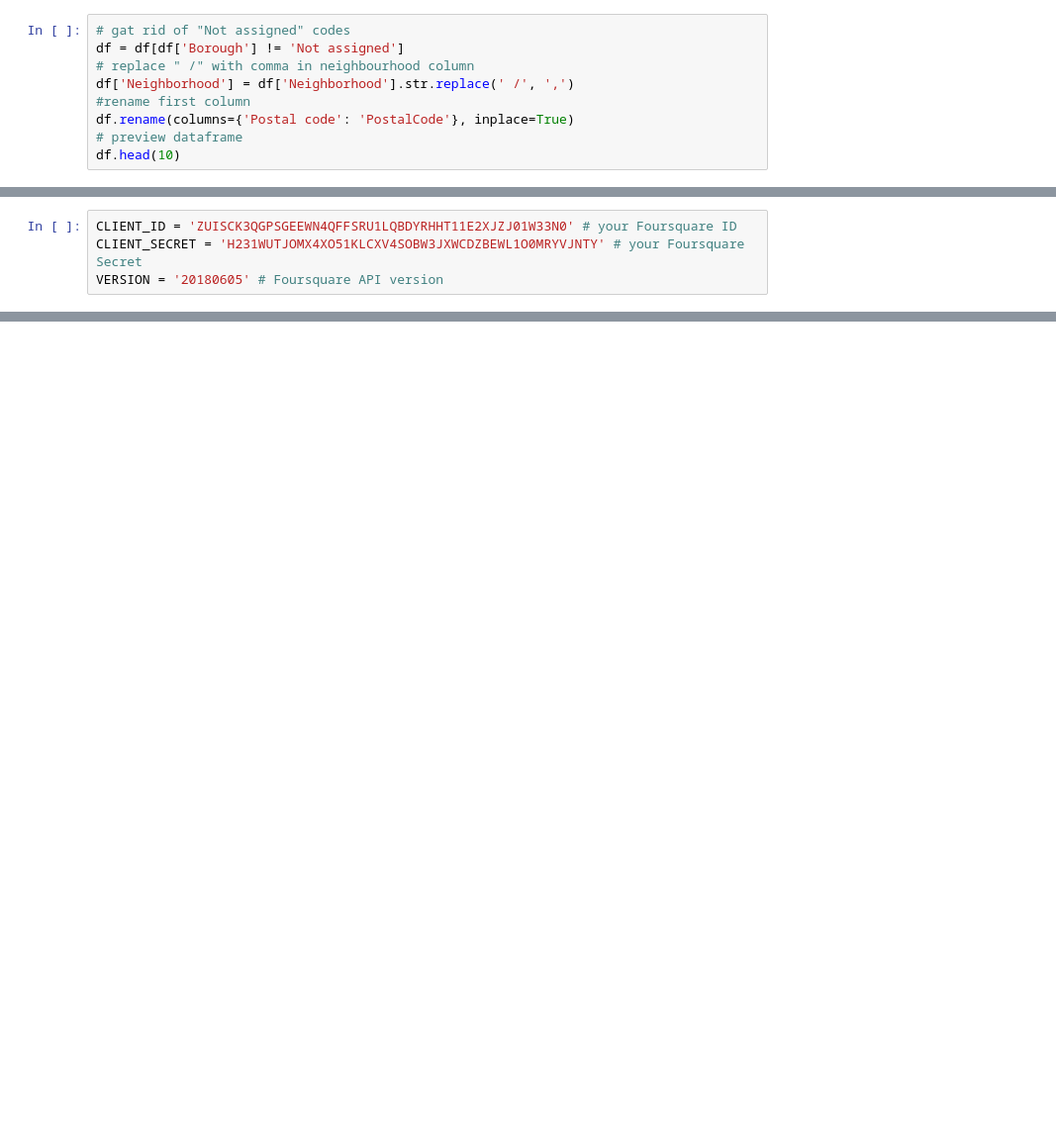
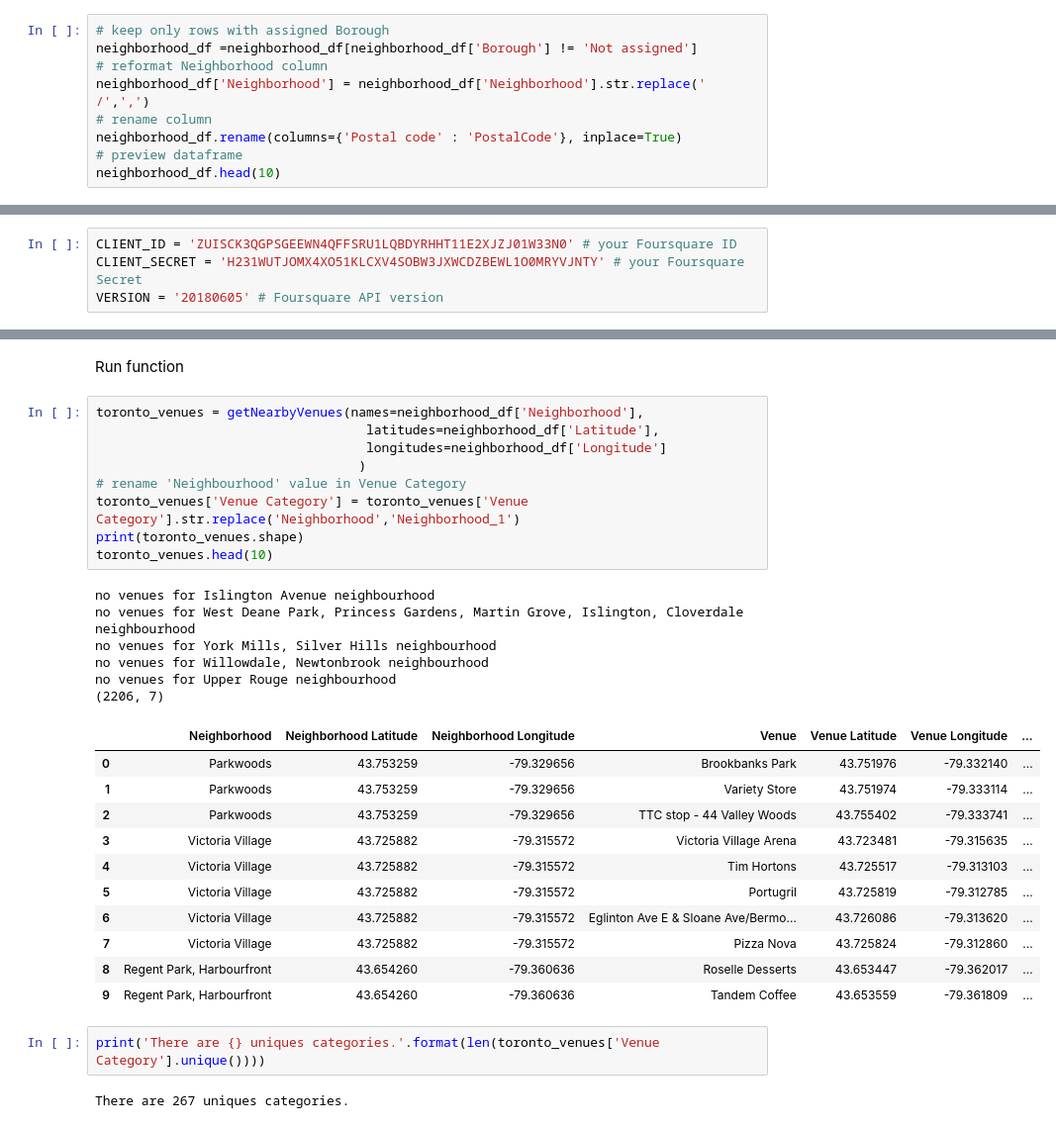
Before and after one commit to Serji0/Coursera_Capstone, a Jupyter notebook: Week3 assignment.ipynb, the cells around one changed output, grey strips where cells are left out. Shown: that part at 99% size. Cells and saved outputs as stored; diff of their text form; blank space fills up the shorter version.

```diff
--- a/Week3 assignment.ipynb
+++ b/Week3 assignment.ipynb
@@ -30,14 +30,14 @@ df.head(10)
 | 8 | M9A | Etobicoke | Islington Avenue |
 | 9 | M1B | Scarborough | Malvern / Rouge |
 # %%
-# gat rid of "Not assigned" codes
-df = df[df['Borough'] != 'Not assigned']
-# replace " /" with comma in neighbourhood column
-df['Neighborhood'] = df['Neighborhood'].str.replace(' /', ',')
-#rename first column
-df.rename(columns={'Postal code': 'PostalCode'}, inplace=True)
+# keep only rows with assigned Borough
+neighborhood_df =neighborhood_df[neighborhood_df['Borough'] != 'Not assigned']
+# reformat Neighborhood column
+neighborhood_df['Neighborhood'] = neighborhood_df['Neighborhood'].str.replace(' /',',')
+# rename column
+neighborhood_df.rename(columns={'Postal code' : 'PostalCode'}, inplace=True)
 # preview dataframe
-df.head(10)
+neighborhood_df.head(10)
 # %% [output]
 |  | PostalCode | Borough | Neighborhood |
 | 2 | M3A | North York | Parkwoods |
@@ -129,0 +197,33 @@ VERSION = '20180605' # Foursquare API version
+# %% [markdown]
+Run function
+# %%
+toronto_venues = getNearbyVenues(names=neighborhood_df['Neighborhood'],
+                                   latitudes=neighborhood_df['Latitude'],
+                                   longitudes=neighborhood_df['Longitude']
+                                  )
+# rename 'Neighbourhood' value in Venue Category
+toronto_venues['Venue Category'] = toronto_venues['Venue Category'].str.replace('Neighborhood','Neighborhood_1')
+print(toronto_venues.shape)
+toronto_venues.head(10)
+# %% [output]
+no venues for Islington Avenue neighbourhood
+no venues for West Deane Park, Princess Gardens, Martin Grove, Islington, Cloverdale neighbourhood
+no venues for York Mills, Silver Hills neighbourhood
+no venues for Willowdale, Newtonbrook neighbourhood
+no venues for Upper Rouge neighbourhood
+(2206, 7)
+|  | Neighborhood | Neighborhood Latitude | Neighborhood Longitude | Venue | Venue Latitude | Venue Longitude | ... |
+| 0 | Parkwoods | 43.753259 | -79.329656 | Brookbanks Park | 43.751976 | -79.332140 | ... |
+| 1 | Parkwoods | 43.753259 | -79.329656 | Variety Store | 43.751974 | -79.333114 | ... |
+| 2 | Parkwoods | 43.753259 | -79.329656 | TTC stop - 44 Valley Woods | 43.755402 | -79.333741 | ... |
+| 3 | Victoria Village | 43.725882 | -79.315572 | Victoria Village Arena | 43.723481 | -79.315635 | ... |
+| 4 | Victoria Village | 43.725882 | -79.315572 | Tim Hortons | 43.725517 | -79.313103 | ... |
+| 5 | Victoria Village | 43.725882 | -79.315572 | Portugril | 43.725819 | -79.312785 | ... |
+| 6 | Victoria Village | 43.725882 | -79.315572 | Eglinton Ave E & Sloane Ave/Bermo... | 43.726086 | -79.313620 | ... |
+| 7 | Victoria Village | 43.725882 | -79.315572 | Pizza Nova | 43.725824 | -79.312860 | ... |
+| 8 | Regent Park, Harbourfront | 43.654260 | -79.360636 | Roselle Desserts | 43.653447 | -79.362017 | ... |
+| 9 | Regent Park, Harbourfront | 43.654260 | -79.360636 | Tandem Coffee | 43.653559 | -79.361809 | ... |
+# %%
+print('There are {} uniques categories.'.format(len(toronto_venues['Venue Category'].unique())))
+# %% [output]
+There are 267 uniques categories.
```
Also changed, not shown: parts of 27 cells of this notebook.
